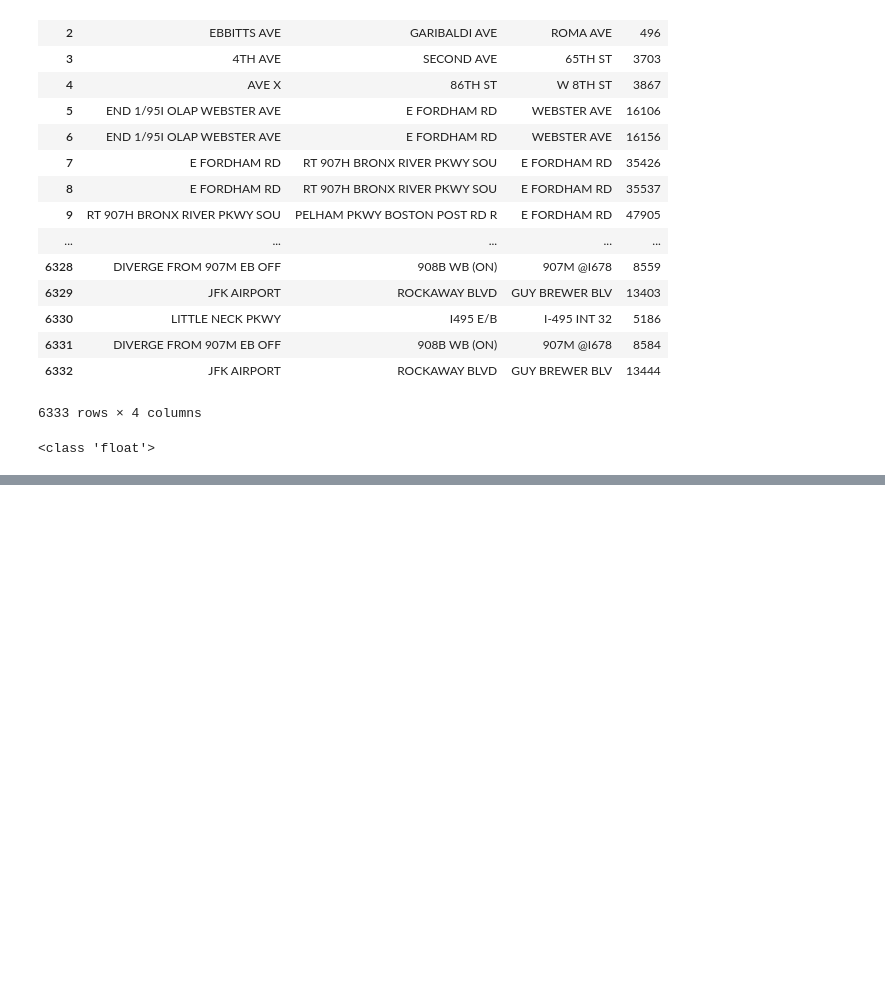
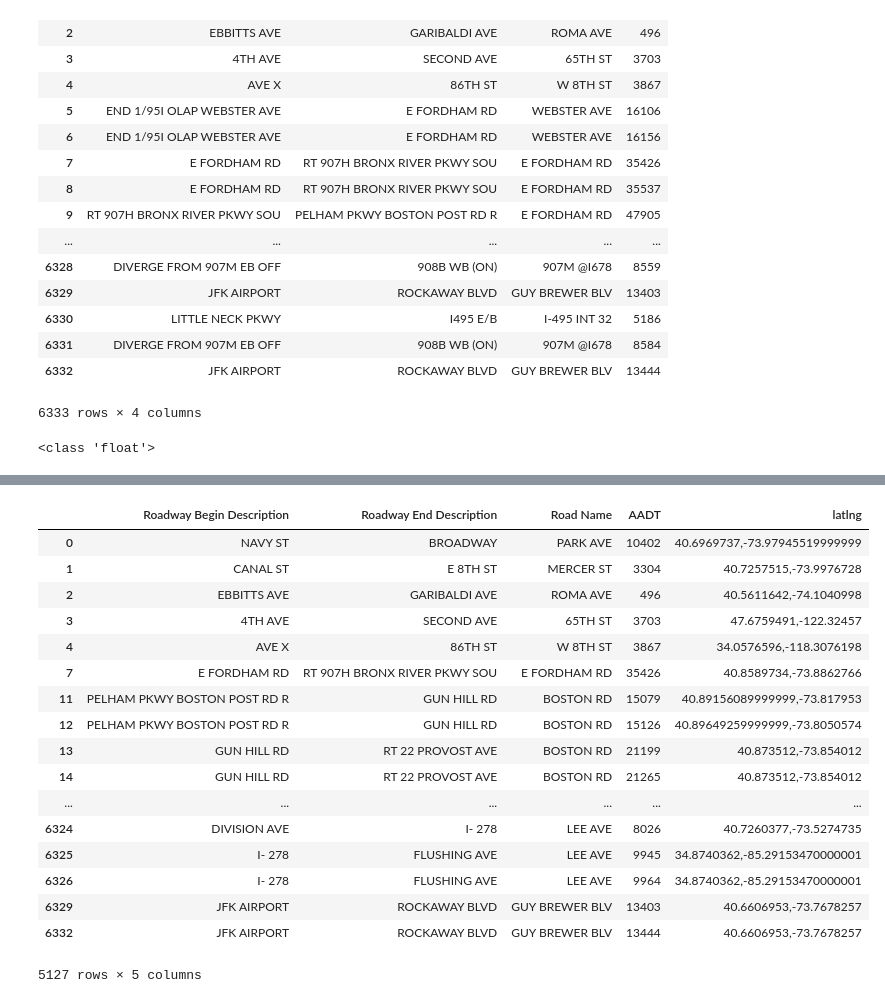
Before and after one commit to nealrea/collisionViz, a Jupyter notebook: MH_Data/Street_LatLng.ipynb, the cells around one changed output, grey strips where cells are left out. Saved outputs shown, nothing was run; the diff lists cells and outputs as text; code cells hidden in the pictures; blank space fills up the shorter version.

```diff
--- a/MH_Data/Street_LatLng.ipynb
+++ b/MH_Data/Street_LatLng.ipynb
@@ -81,0 +108,23 @@ print(g.latlng[0])
+# %%
+df2=df2[pd.notnull(df2['latlng'])]
+# %%
+df2 = df2[df2['latlng'].split(',')]
+# %% [output]
+|  | Roadway Begin Description | Roadway End Description | Road Name | AADT | latlng |
+| 0 | NAVY ST | BROADWAY | PARK AVE | 10402 | 40.6969737,-73.97945519999999 |
+| 1 | CANAL ST | E 8TH ST | MERCER ST | 3304 | 40.7257515,-73.9976728 |
+| 2 | EBBITTS AVE | GARIBALDI AVE | ROMA AVE | 496 | 40.5611642,-74.1040998 |
+| 3 | 4TH AVE | SECOND AVE | 65TH ST | 3703 | 47.6759491,-122.32457 |
+| 4 | AVE X | 86TH ST | W 8TH ST | 3867 | 34.0576596,-118.3076198 |
+| 7 | E FORDHAM RD | RT 907H BRONX RIVER PKWY SOU | E FORDHAM RD | 35426 | 40.8589734,-73.8862766 |
+| 11 | PELHAM PKWY BOSTON POST RD R | GUN HILL RD | BOSTON RD | 15079 | 40.89156089999999,-73.817953 |
+| 12 | PELHAM PKWY BOSTON POST RD R | GUN HILL RD | BOSTON RD | 15126 | 40.89649259999999,-73.8050574 |
+| 13 | GUN HILL RD | RT 22 PROVOST AVE | BOSTON RD | 21199 | 40.873512,-73.854012 |
+| 14 | GUN HILL RD | RT 22 PROVOST AVE | BOSTON RD | 21265 | 40.873512,-73.854012 |
+| ... | ... | ... | ... | ... | ... |
+| 6324 | DIVISION AVE | I- 278 | LEE AVE | 8026 | 40.7260377,-73.5274735 |
+| 6325 | I- 278 | FLUSHING AVE | LEE AVE | 9945 | 34.8740362,-85.29153470000001 |
+| 6326 | I- 278 | FLUSHING AVE | LEE AVE | 9964 | 34.8740362,-85.29153470000001 |
+| 6329 | JFK AIRPORT | ROCKAWAY BLVD | GUY BREWER BLV | 13403 | 40.6606953,-73.7678257 |
+| 6332 | JFK AIRPORT | ROCKAWAY BLVD | GUY BREWER BLV | 13444 | 40.6606953,-73.7678257 |
+5127 rows × 5 columns
```
Also changed, not shown: parts of 4 cells of this notebook.
